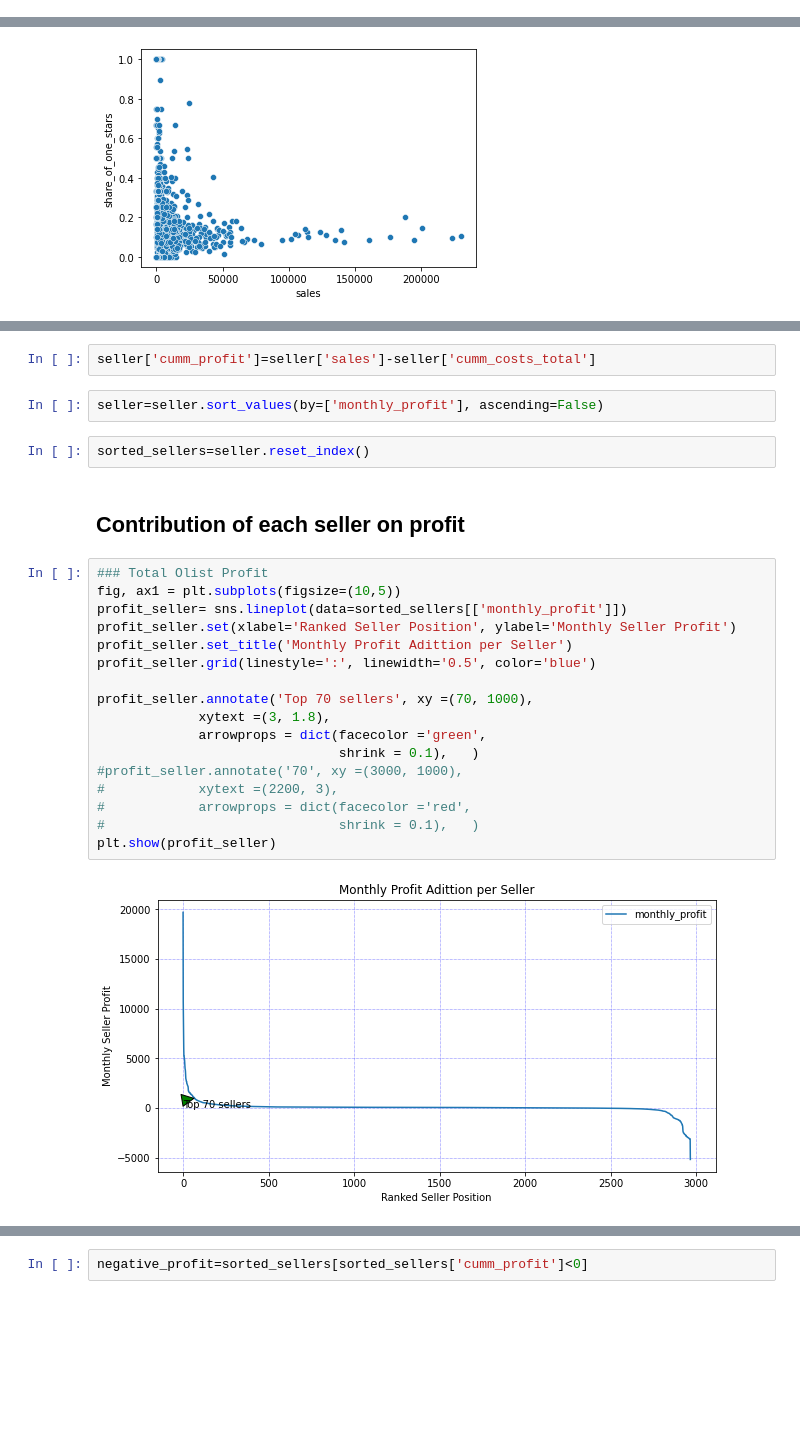
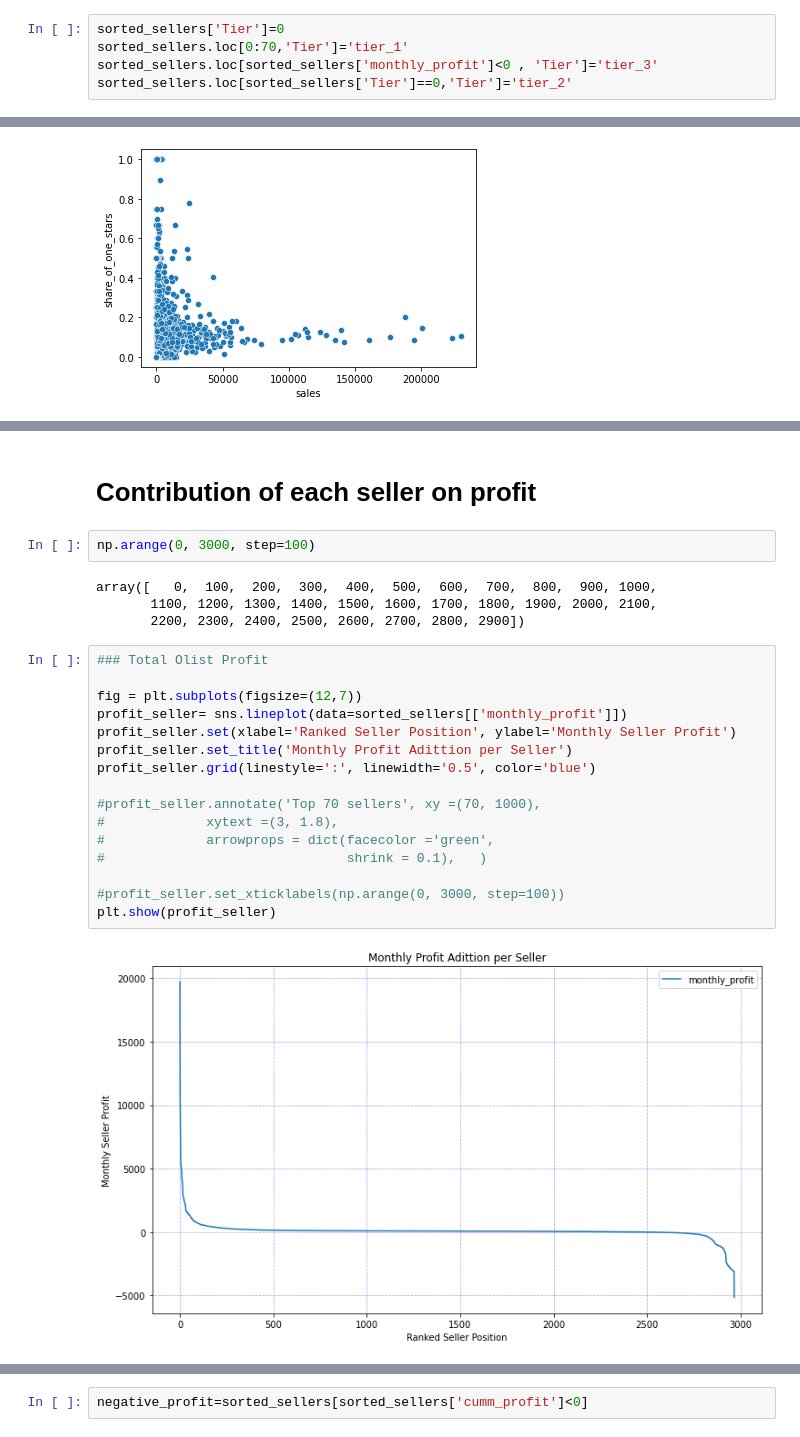
Before and after one commit to LouiseDantas/OLIST, a Jupyter notebook: olist_rev.ipynb, the cells around one changed output, grey strips where cells are left out. Drawn from its saved outputs; the diff is of its cells as text; blank space fills up the shorter version.

Commit message:
fine tune graphs

```diff
--- a/olist_rev.ipynb
+++ b/olist_rev.ipynb
@@ -25,3 +29,8 @@ order_review=order_review.merge(matching_table[['order_id','seller_id']], how='l
+# %%
+sorted_sellers['Tier']=0
+sorted_sellers.loc[0:70,'Tier']='tier_1'
+sorted_sellers.loc[sorted_sellers['monthly_profit']<0 , 'Tier']='tier_3'
+sorted_sellers.loc[sorted_sellers['Tier']==0,'Tier']='tier_2'
 # %% [markdown]
 # Explore
 # %%
@@ -37,27 +42,26 @@ seller['cumm_costs_total']=seller['monthly_costs_total']*seller['months_of_sales
-# %%
-seller['cumm_profit']=seller['sales']-seller['cumm_costs_total']
-# %%
-seller=seller.sort_values(by=['monthly_profit'], ascending=False)
-# %%
-sorted_sellers=seller.reset_index()
 # %% [markdown]
-## Contribution of each seller on profit
+# Contribution of each seller on profit
+# %%
+np.arange(0, 3000, step=100)
+# %% [output]
+array([   0,  100,  200,  300,  400,  500,  600,  700,  800,  900, 1000,
+       1100, 1200, 1300, 1400, 1500, 1600, 1700, 1800, 1900, 2000, 2100,
+       2200, 2300, 2400, 2500, 2600, 2700, 2800, 2900])
 # %%
 ### Total Olist Profit
-fig, ax1 = plt.subplots(figsize=(10,5))
+
+fig = plt.subplots(figsize=(12,7))
 profit_seller= sns.lineplot(data=sorted_sellers[['monthly_profit']])
 profit_seller.set(xlabel='Ranked Seller Position', ylabel='Monthly Seller Profit')
 profit_seller.set_title('Monthly Profit Adittion per Seller')
 profit_seller.grid(linestyle=':', linewidth='0.5', color='blue')
 
-profit_seller.annotate('Top 70 sellers', xy =(70, 1000),
-             xytext =(3, 1.8),
-             arrowprops = dict(facecolor ='green',
-                               shrink = 0.1),   )
-#profit_seller.annotate('70', xy =(3000, 1000),
-#            xytext =(2200, 3),
-#            arrowprops = dict(facecolor ='red',
-#                              shrink = 0.1),   )
+#profit_seller.annotate('Top 70 sellers', xy =(70, 1000),
+#             xytext =(3, 1.8),
+#             arrowprops = dict(facecolor ='green',
+#                               shrink = 0.1),   )
+
+#profit_seller.set_xticklabels(np.arange(0, 3000, step=100))
 plt.show(profit_seller)
 # %% [output]
-[figure, old version]
+[figure, new version]
```
Also changed, not shown: parts of 57 cells of this notebook.
